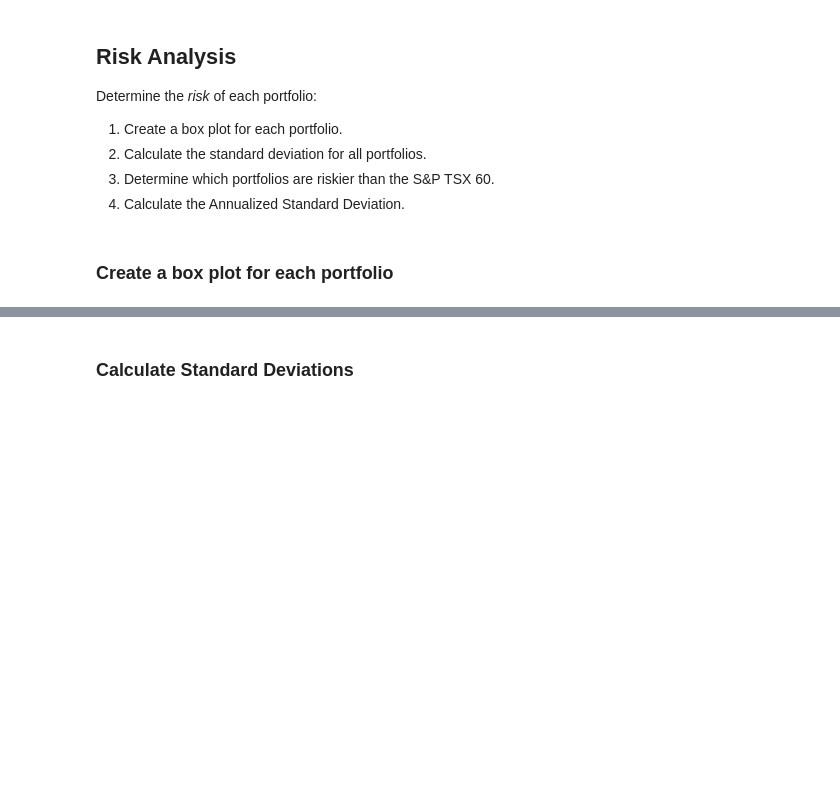
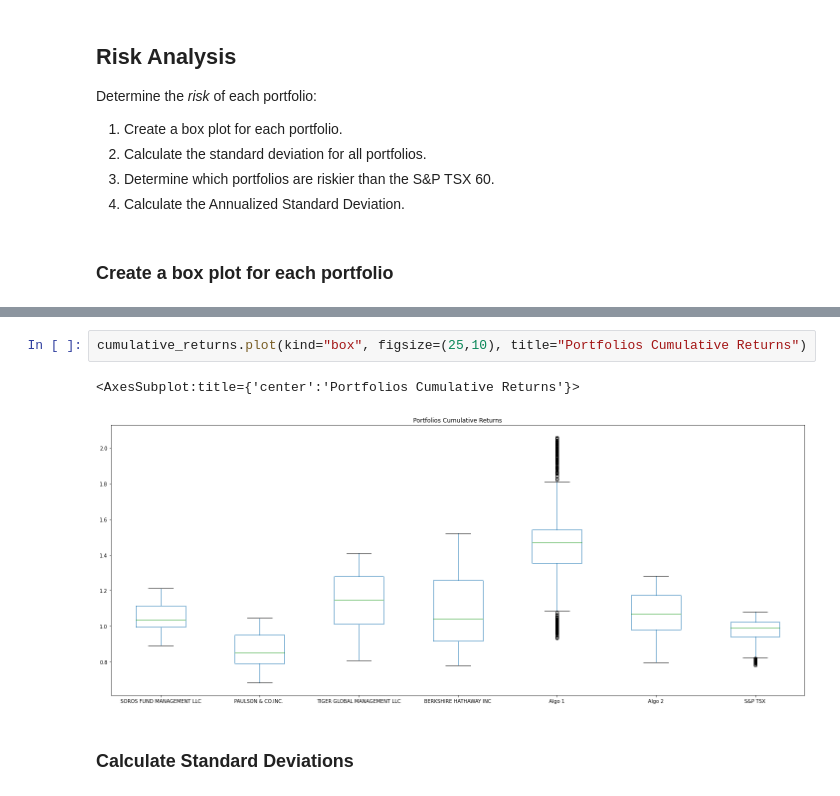
Before and after one commit to brilliantlyc/Portfolios_Analysis, a Jupyter notebook: whale_analysis.ipynb, the cells around one changed output, grey strips where cells are left out. Saved outputs shown, nothing was run; the diff lists cells and outputs as text; blank space fills up the shorter version.

```diff
--- a/whale_analysis.ipynb
+++ b/whale_analysis.ipynb
@@ -264,3 +281,8 @@ Determine the _risk_ of each portfolio:
+# %%
+cumulative_returns.plot(kind="box", figsize=(25,10), title="Portfolios Cumulative Returns")
+# %% [output]
+<AxesSubplot:title={'center':'Portfolios Cumulative Returns'}>
+[figure, added]
 # %% [markdown]
 ### Calculate Standard Deviations
 # %%
```
Also changed, not shown: parts of 8 cells of this notebook.
